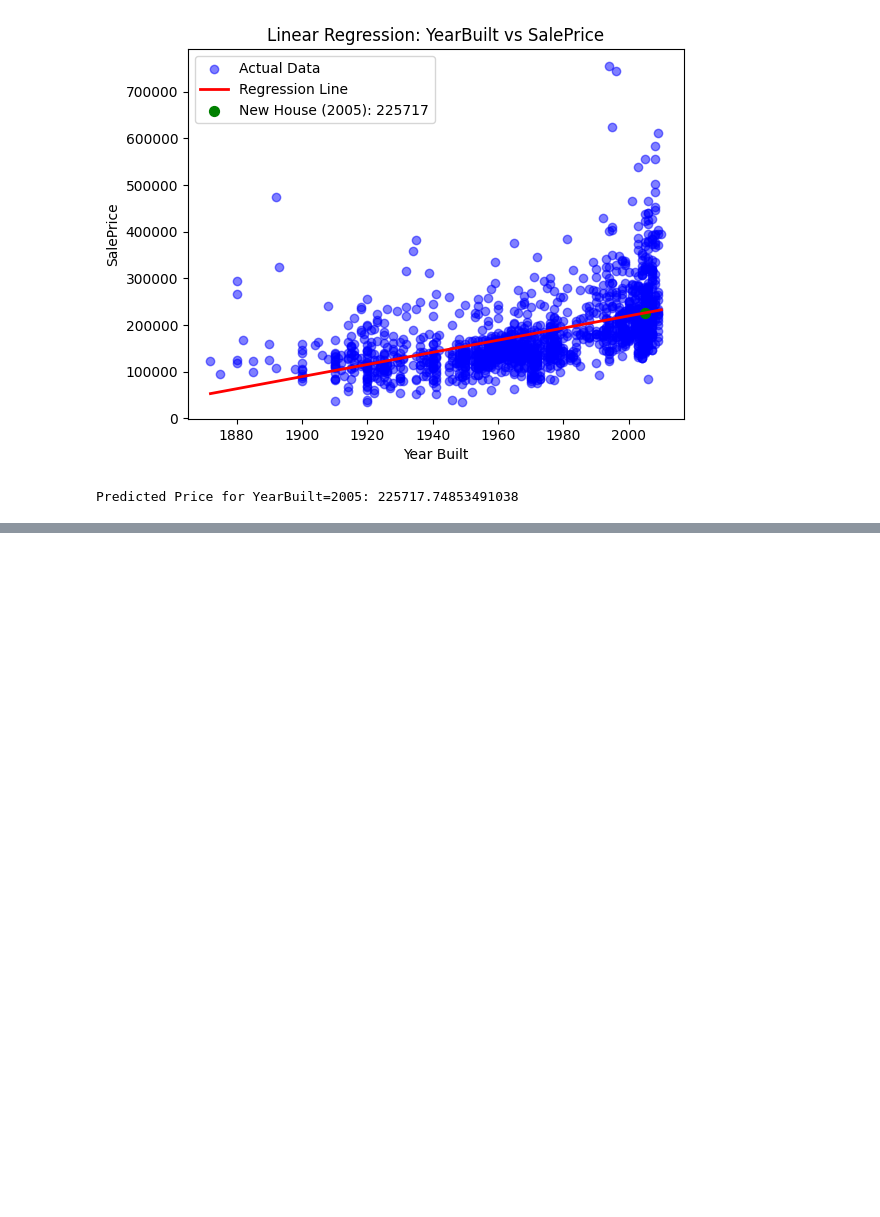
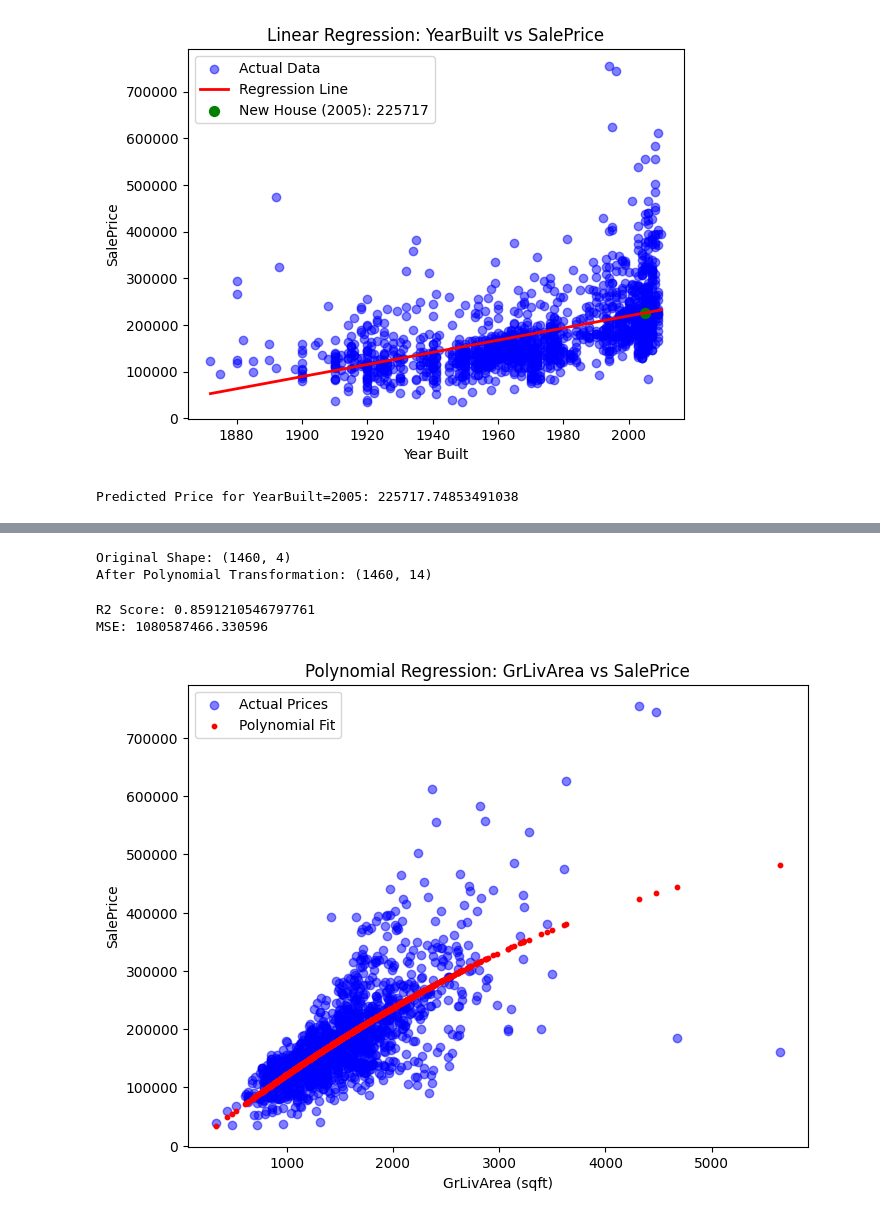
Before and after one commit to Varshini151205/ML, a Jupyter notebook: week5.ipynb, the cells around one changed output, grey strips where cells are left out. Drawn from its saved outputs; the diff is of its cells as text; code cells hidden in the pictures; blank space fills up the shorter version.

```diff
--- a/week5.ipynb
+++ b/week5.ipynb
@@ -103,0 +129,10 @@ Predicted Price for YearBuilt=2005: 225717.74853491038
+# %%
+# Create polynomial features (degree=2 means quadratic)
+poly = PolynomialFeatures(degree=2, include_bias=False)
+X_poly = poly.fit_transform(X)
+
+print("Original Shape:", X.shape)
+print("After Polynomial Transformation:", X_poly.shape)
+# %% [output]
+Original Shape: (1460, 4)
+After Polynomial Transformation: (1460, 14)
@@ -103,0 +145,49 @@ Predicted Price for YearBuilt=2005: 225717.74853491038
+# %%
+model = LinearRegression()
+model.fit(X_train, y_train)
+
+# Predictions
+y_pred = model.predict(X_test)
+
+# Evaluation
+print("R2 Score:", r2_score(y_test, y_pred))
+print("MSE:", mean_squared_error(y_test, y_pred))
+# %% [output]
+R2 Score: 0.8591210546797761
+MSE: 1080587466.330596
+# %%
+import pandas as pd
+import numpy as np
+import matplotlib.pyplot as plt
+from sklearn.linear_model import LinearRegression
+from sklearn.preprocessing import PolynomialFeatures
+
+# Load dataset
+df = pd.read_csv("/content/drive/MyDrive/ml lab /house_price_train.csv")
+
+# Select one feature and target
+X = df[["GrLivArea"]]
+y = df["SalePrice"]
+
+
+poly = PolynomialFeatures(degree=2, include_bias=False)
+X_poly = poly.fit_transform(X)
+
+# Train model
+model = LinearRegression()
+model.fit(X_poly, y)
+
+# Predict
+y_pred = model.predict(X_poly)
+
+# Plot actual vs predicted
+plt.figure(figsize=(8,6))
+plt.scatter(X, y, color="blue", alpha=0.5, label="Actual Prices")
+plt.scatter(X, y_pred, color="red", s=10, label="Polynomial Fit")
+plt.xlabel("GrLivArea (sqft)")
+plt.ylabel("SalePrice")
+plt.title("Polynomial Regression: GrLivArea vs SalePrice")
+plt.legend()
+plt.show()
+# %% [output]
+[figure, added]
```
Also changed, not shown: parts of 7 cells of this notebook.
